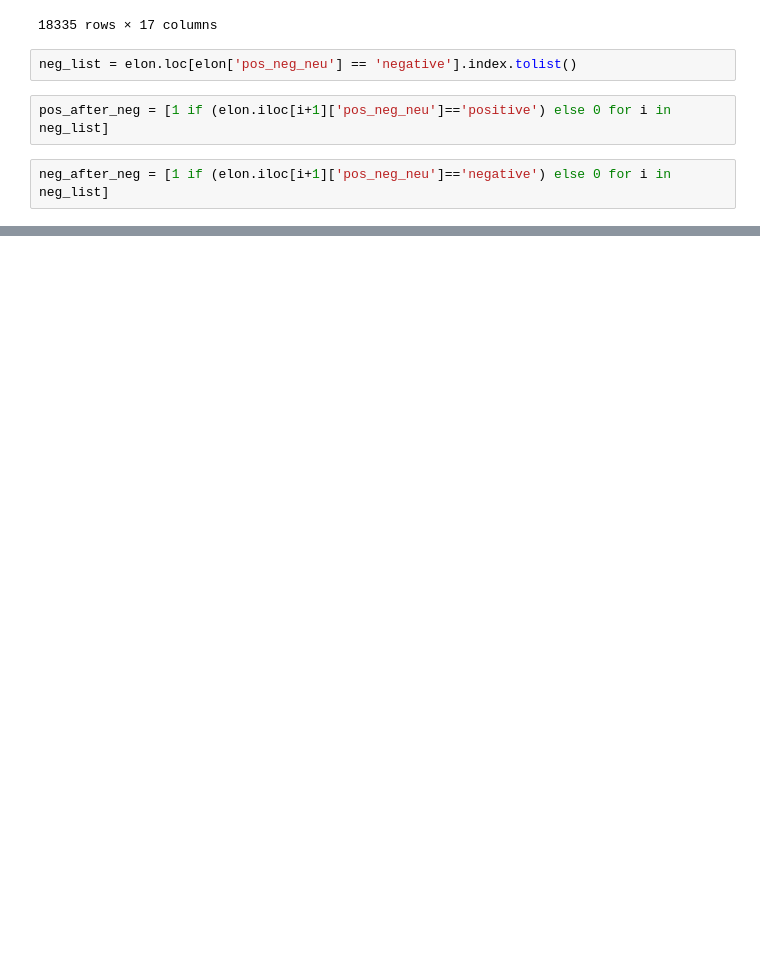
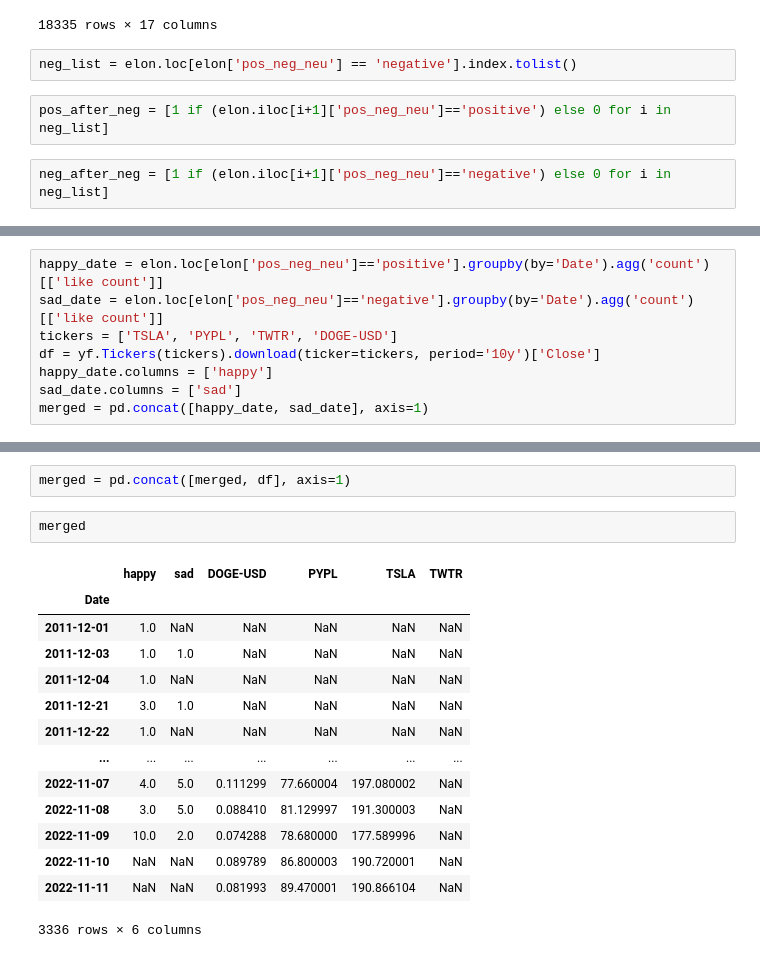
Before and after one commit to psyrgkan/Elon-s-Tweets-Dashboard-, a Jupyter notebook: explore.ipynb, the cells around one changed output, grey strips where cells are left out. Cells and saved outputs as stored; diff of their text form; blank space fills up the shorter version.

```diff
--- a/explore.ipynb
+++ b/explore.ipynb
@@ -343,0 +361,8 @@ pos_rate_after_neg = sum(pos_after_neg)/sum(neg_after_neg)
+# %%
+happy_date = elon.loc[elon['pos_neg_neu']=='positive'].groupby(by='Date').agg('count')[['like count']]
+sad_date = elon.loc[elon['pos_neg_neu']=='negative'].groupby(by='Date').agg('count')[['like count']]
+tickers = ['TSLA', 'PYPL', 'TWTR', 'DOGE-USD']
+df = yf.Tickers(tickers).download(ticker=tickers, period='10y')['Close']
+happy_date.columns = ['happy']
+sad_date.columns = ['sad']
+merged = pd.concat([happy_date, sad_date], axis=1)
@@ -343,0 +388,19 @@ pos_rate_after_neg = sum(pos_after_neg)/sum(neg_after_neg)
+# %%
+merged = pd.concat([merged, df], axis=1)
+# %%
+merged
+# %% [output]
+|  | happy | sad | DOGE-USD | PYPL | TSLA | TWTR |
+| Date |  |  |  |  |  |  |
+| 2011-12-01 | 1.0 | NaN | NaN | NaN | NaN | NaN |
+| 2011-12-03 | 1.0 | 1.0 | NaN | NaN | NaN | NaN |
+| 2011-12-04 | 1.0 | NaN | NaN | NaN | NaN | NaN |
+| 2011-12-21 | 3.0 | 1.0 | NaN | NaN | NaN | NaN |
+| 2011-12-22 | 1.0 | NaN | NaN | NaN | NaN | NaN |
+| ... | ... | ... | ... | ... | ... | ... |
+| 2022-11-07 | 4.0 | 5.0 | 0.111299 | 77.660004 | 197.080002 | NaN |
+| 2022-11-08 | 3.0 | 5.0 | 0.088410 | 81.129997 | 191.300003 | NaN |
+| 2022-11-09 | 10.0 | 2.0 | 0.074288 | 78.680000 | 177.589996 | NaN |
+| 2022-11-10 | NaN | NaN | 0.089789 | 86.800003 | 190.720001 | NaN |
+| 2022-11-11 | NaN | NaN | 0.081993 | 89.470001 | 190.866104 | NaN |
+3336 rows × 6 columns
```
Also changed, not shown: parts of 10 cells of this notebook, 2 other files.
